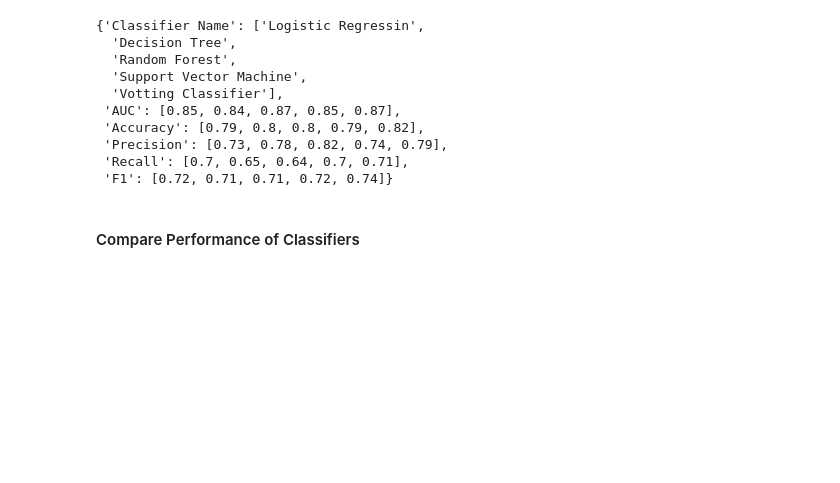
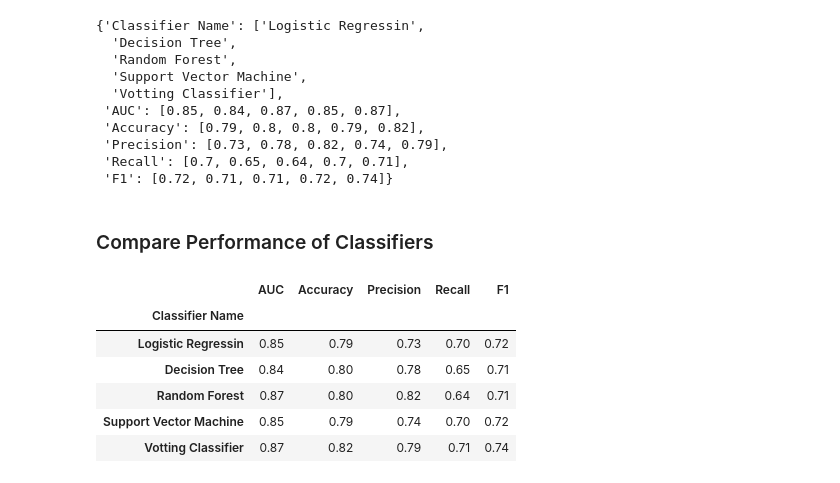
Before and after one commit to miladbehrooz/Classification_Titanic_Data, a Jupyter notebook: notebook/classification_titanic.ipynb, the cells around one changed output. Saved outputs shown, nothing was run; the diff lists cells and outputs as text; code cells hidden in the pictures; blank space fills up the shorter version.

```diff
--- a/notebook/classification_titanic.ipynb
+++ b/notebook/classification_titanic.ipynb
@@ -779,4 +779,16 @@ summary
  'Recall': [0.7, 0.65, 0.64, 0.7, 0.71],
  'F1': [0.72, 0.71, 0.71, 0.72, 0.74]}
 # %% [markdown]
-#### Compare Performance of Classifiers
+### Compare Performance of Classifiers
+# %%
+summary = pd.DataFrame(summary)
+summary.set_index('Classifier Name',inplace=True)
+summary
+# %% [output]
+|  | AUC | Accuracy | Precision | Recall | F1 |
+| Classifier Name |  |  |  |  |  |
+| Logistic Regressin | 0.85 | 0.79 | 0.73 | 0.70 | 0.72 |
+| Decision Tree | 0.84 | 0.80 | 0.78 | 0.65 | 0.71 |
+| Random Forest | 0.87 | 0.80 | 0.82 | 0.64 | 0.71 |
+| Support Vector Machine | 0.85 | 0.79 | 0.74 | 0.70 | 0.72 |
+| Votting Classifier | 0.87 | 0.82 | 0.79 | 0.71 | 0.74 |
```
Also changed, not shown: parts of 1 cell of this notebook.
